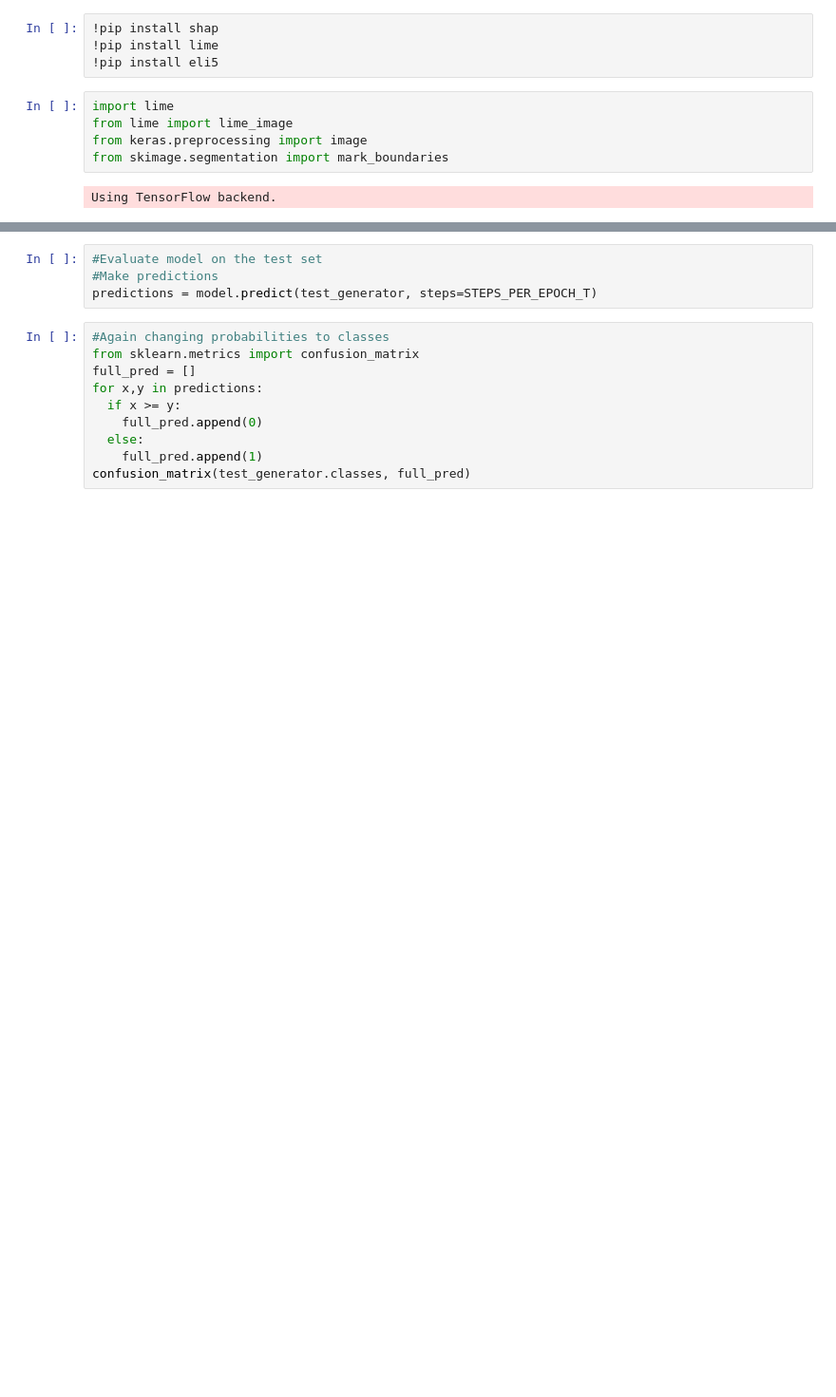
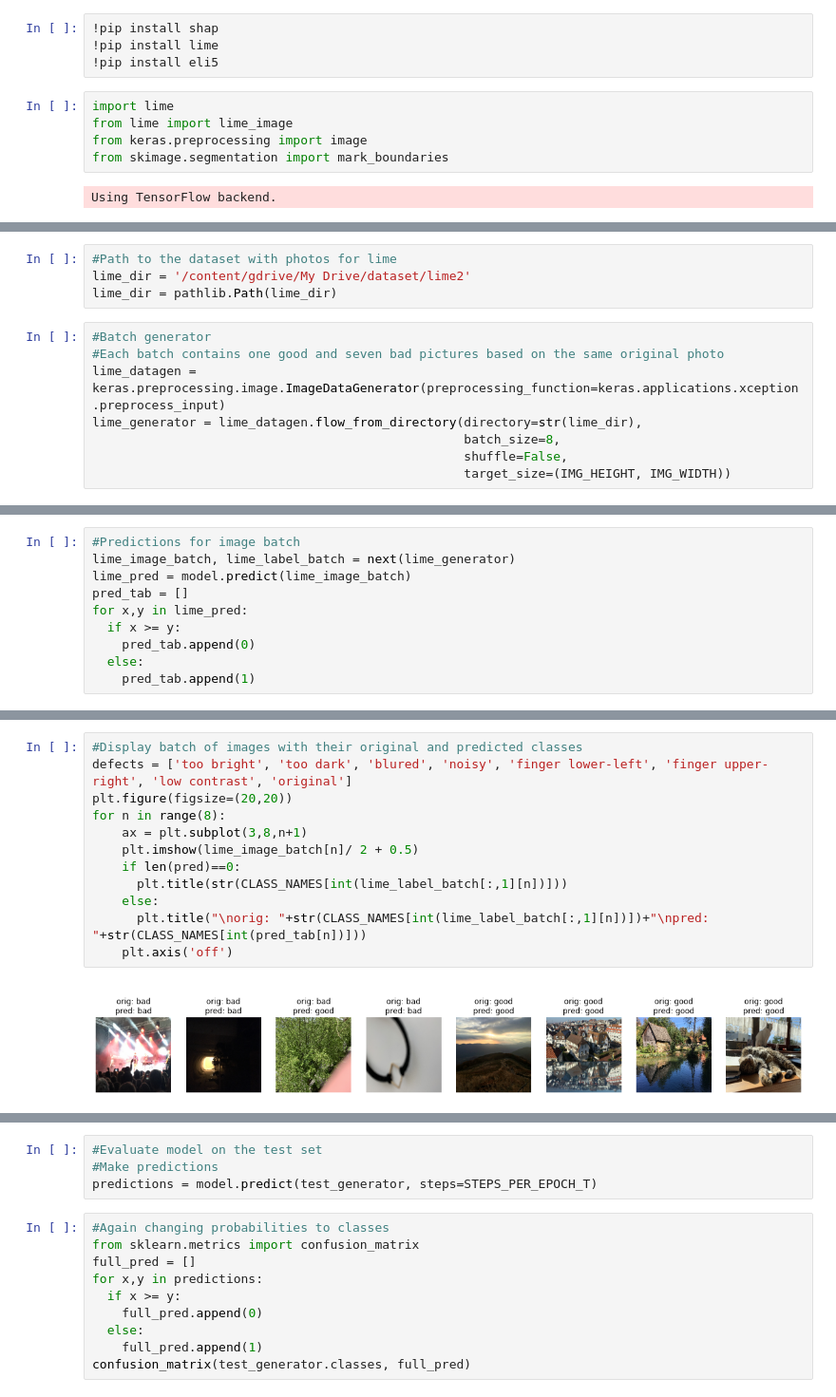
Before and after one commit to igiai/image_quality_classification, a Jupyter notebook: ready_model.ipynb, the cells around one changed output, grey strips where cells are left out. Shown at 95% size. Drawn from its saved outputs; the diff is of its cells as text; blank space fills up the shorter version.

```diff
--- a/ready_model.ipynb
+++ b/ready_model.ipynb
@@ -152,0 +157,12 @@ plt.imshow(mark_boundaries(temp / 2 + 0.5, mask))
+# %%
+#Path to the dataset with photos for lime
+lime_dir = '/content/gdrive/My Drive/dataset/lime2'
+lime_dir = pathlib.Path(lime_dir)
+# %%
+#Batch generator
+#Each batch contains one good and seven bad pictures based on the same original photo
+lime_datagen = keras.preprocessing.image.ImageDataGenerator(preprocessing_function=keras.applications.xception.preprocess_input)
+lime_generator = lime_datagen.flow_from_directory(directory=str(lime_dir),
+                                                  batch_size=8,
+                                                  shuffle=False,
+                                                  target_size=(IMG_HEIGHT, IMG_WIDTH))
@@ -152,0 +171,10 @@ plt.imshow(mark_boundaries(temp / 2 + 0.5, mask))
+# %%
+#Predictions for image batch
+lime_image_batch, lime_label_batch = next(lime_generator)
+lime_pred = model.predict(lime_image_batch)
+pred_tab = []
+for x,y in lime_pred:
+  if x >= y:
+    pred_tab.append(0)
+  else:
+    pred_tab.append(1)
@@ -152,0 +213,14 @@ plt.imshow(mark_boundaries(temp / 2 + 0.5, mask))
+# %%
+#Display batch of images with their original and predicted classes
+defects = ['too bright', 'too dark', 'blured', 'noisy', 'finger lower-left', 'finger upper-right', 'low contrast', 'original']
+plt.figure(figsize=(20,20))
+for n in range(8):
+    ax = plt.subplot(3,8,n+1)
+    plt.imshow(lime_image_batch[n]/ 2 + 0.5)
+    if len(pred)==0:
+      plt.title(str(CLASS_NAMES[int(lime_label_batch[:,1][n])]))
+    else:
+      plt.title("\norig: "+str(CLASS_NAMES[int(lime_label_batch[:,1][n])])+"\npred: "+str(CLASS_NAMES[int(pred_tab[n])]))
+    plt.axis('off')
+# %% [output]
+[figure, added]
```
Also changed, not shown: parts of 22 cells of this notebook.
